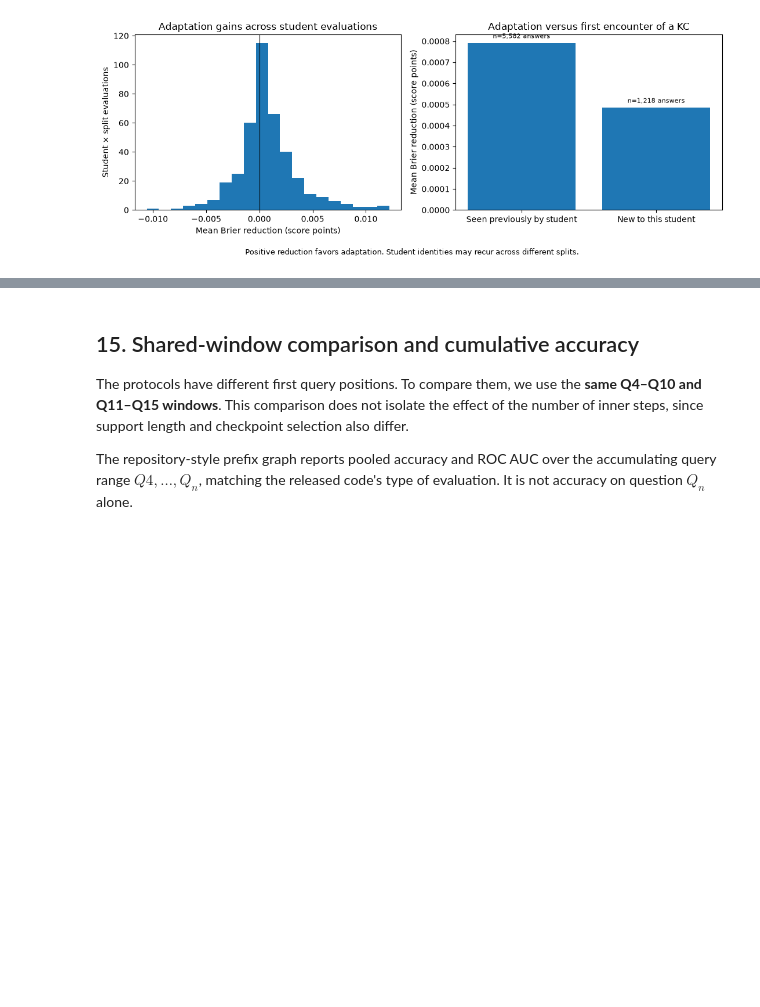
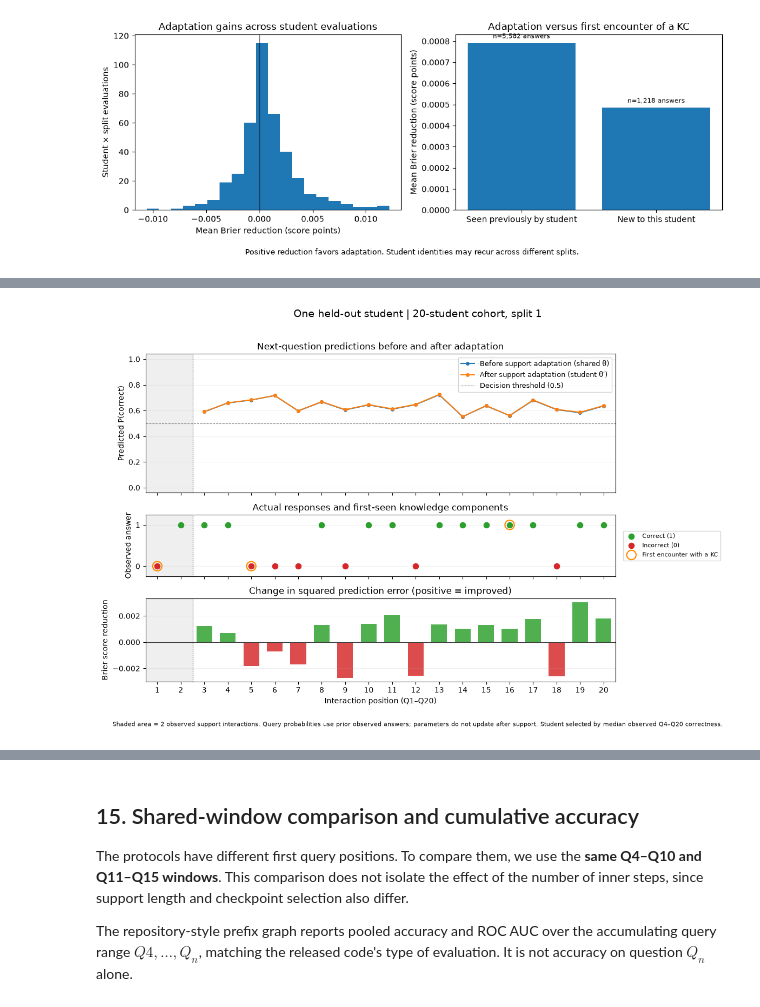
Before and after one commit to AIVIETNAM-AIO-LQThai/kt-state-lab, a Jupyter notebook: notebooks/MAML_KT.ipynb, the cells around one changed output, grey strips where cells are left out. Saved outputs shown, nothing was run; the diff lists cells and outputs as text; code cells hidden in the pictures; blank space fills up the shorter version.

Commit message:
fix: restore student prediction traces and clean obsolete figures

```diff
--- a/notebooks/MAML_KT.ipynb
+++ b/notebooks/MAML_KT.ipynb
@@ -956,0 +963,81 @@ for mode in ('paper','repo'):
+# %%
+# Restore an interpretable held-out student trace from saved predictions (no training).
+TRACE_COHORT, TRACE_SPLIT = 20, 1
+trace_root = OUTPUT_DIR/f'paper/cohort_{TRACE_COHORT}/split_{TRACE_SPLIT}'
+reference = pd.read_csv(trace_root/'predictions.csv', dtype={'student_id':str})
+observed = reference[reference.position.between(4, 20)].groupby('student_id').correct.mean()
+median_correctness = observed.median()
+trace_student_id = min(observed.index, key=lambda student:(abs(observed[student]-median_correctness), student))
+
+student_history = pd.read_csv(PROCESSED_PATH, dtype={'student_id':str, 'kc_ids':str})
+student_history = student_history[student_history.student_id.eq(trace_student_id) &
+    student_history.step.between(1, 20)].sort_values('step').copy()
+known_kcs, novelty = set(), []
+for kc_text in student_history.kc_ids:
+    current = set(str(kc_text).split(';')) - {''}
+    novelty.append(bool(current-known_kcs))
+    known_kcs.update(current)
+student_history['new_student_kc'] = novelty
+
+
+def plot_student_trace(mode):
+    folder = OUTPUT_DIR/mode
+    prediction_file = folder/f'cohort_{TRACE_COHORT}'/f'split_{TRACE_SPLIT}'/'predictions.csv'
+    predictions = pd.read_csv(prediction_file, dtype={'student_id':str})
+    predictions = predictions[predictions.student_id.eq(trace_student_id) & predictions.position.between(1,20)]
+    trace = student_history[['step','correct','new_student_kc']].rename(columns={'step':'position'})
+    trace = trace.merge(predictions[['position','p_before','p_after']], on='position', how='left')
+    trace['brier_reduction'] = (trace.p_before-trace.correct)**2-(trace.p_after-trace.correct)**2
+    trace.to_csv(folder/'single_student_trace.csv', index=False)
+    query = trace[trace.p_after.notna()]
+    support_count = 2 if mode=='paper' else 3
+    boundary = support_count+.5
+
+    fig, axes = plt.subplots(3,1,figsize=(12,8),sharex=True,
+                            gridspec_kw={'height_ratios':[2.5,1.1,1.5]})
+    for ax in axes:
+        ax.axvspan(.5,boundary,alpha=.12,color='tab:gray')
+        ax.axvline(boundary,color='0.5',linestyle=':',linewidth=1)
+        ax.grid(axis='y',alpha=.17)
+
+    axes[0].plot(query.position,query.p_before,marker='o',markersize=4,
+                 label='Before support adaptation (shared θ)')
+    axes[0].plot(query.position,query.p_after,marker='o',markersize=4,
+                 label='After support adaptation (student θ′)')
+    axes[0].axhline(.5,color='0.5',linestyle='--',linewidth=.8,label='Decision threshold (0.5)')
+    axes[0].set(ylabel='Predicted P(correct)',ylim=(-.04,1.04), title='Next-question predictions before and after adaptation')
+    axes[0].legend(loc='best',fontsize=9)
+
+    correct = trace[trace.correct.eq(1)]
+    wrong = trace[trace.correct.eq(0)]
+    axes[1].scatter(correct.position,correct.correct,s=54,color='tab:green',label='Correct (1)',zorder=3)
+    axes[1].scatter(wrong.position,wrong.correct,s=54,color='tab:red',label='Incorrect (0)',zorder=3)
+    first_kc = trace[trace.new_student_kc]
+    axes[1].scatter(first_kc.position,first_kc.correct,s=155,facecolors='none', edgecolors='darkorange',linewidths=1.6,label='First encounter with a KC',zorder=4)
+    axes[1].set(ylabel='Observed answer',yticks=[0,1],ylim=(-.24,1.24), title='Actual responses and first-seen knowledge components')
+    axes[1].legend(loc='center left',bbox_to_anchor=(1.01,.5),fontsize=8)
+
+    improvement = query.brier_reduction
+    colors = ['tab:green' if val>=0 else 'tab:red' for val in improvement]
+    axes[2].bar(query.position,improvement,color=colors,width=.67,alpha=.83)
+    axes[2].axhline(0,color='0.25',linewidth=.8)
+    axes[2].set(ylabel='Brier score reduction',xlabel='Interaction position (Q1–Q20)', title='Change in squared prediction error (positive = improved)')
+    axes[2].set_xticks(range(1,21))
+    axes[2].set_xlim(.5,20.5)
+
+    fig.suptitle(f'One held-out student | {TRACE_COHORT}-student cohort, split {TRACE_SPLIT}',fontsize=14)
+    fig.text(.5,.015,f'Shaded area = {support_count} observed support interactions. '
+             'Query probabilities use prior observed answers; parameters do not update after support. '
+             'Student selected by median observed Q4–Q20 correctness.',
+             fontsize=8,ha='center')
+    fig.tight_layout(rect=(0,.045,.98,.965))
+    fig.savefig(folder/'single_student_trace.png',dpi=200,bbox_inches='tight')
+    plt.show()
+    return {'mode':mode,'student_id':trace_student_id,'observed_Q4_Q20_accuracy':float(observed[trace_student_id]),
+            'queries':len(query),'brier_before':float(((query.p_before-query.correct)**2).mean()),
+            'brier_after':float(((query.p_after-query.correct)**2).mean())}
+
+trace_summary = pd.DataFrame([plot_student_trace(mode) for mode in ('paper','repo')])
+display(trace_summary)
+# %% [output]
+[figure, added]
```
Also changed, not shown: parts of 5 cells of this notebook, 9 other files.
